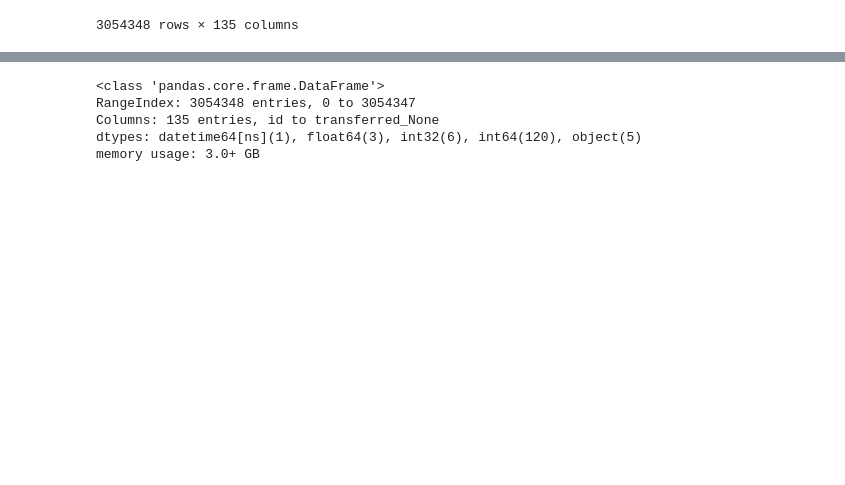
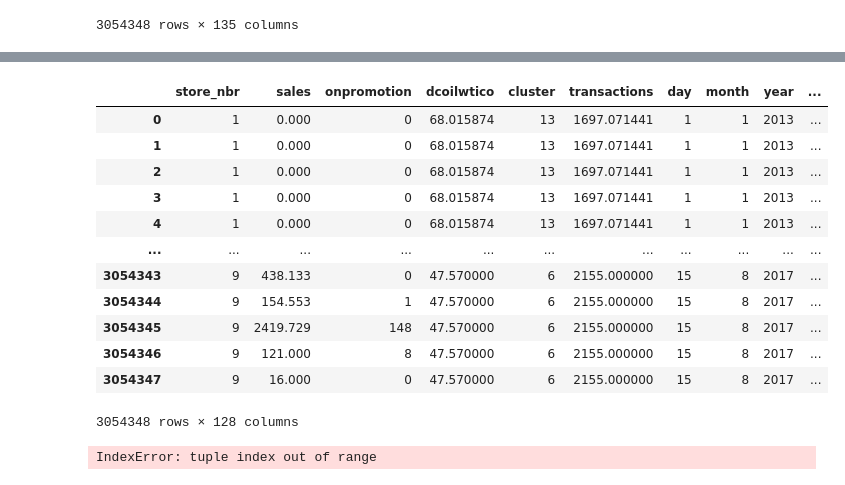
Before and after one commit to jgyfutub/Time-Series-Forecasting, a Jupyter notebook: notebook9350cd3277.ipynb, the cells around one changed output, grey strips where cells are left out. Cells and saved outputs as stored; diff of their text form; code cells hidden in the pictures; blank space fills up the shorter version.

```diff
--- a/notebook9350cd3277.ipynb
+++ b/notebook9350cd3277.ipynb
@@ -255,8 +275,19 @@ train
+# %%
+train=train.drop(columns=train.select_dtypes(include=['object']).columns)
+train=train.drop(columns=['id','date'])
 # %%
-train.info()
+train
 # %% [output]
+|  | store_nbr | sales | onpromotion | dcoilwtico | cluster | transactions | day | month | year | ... |
+| 0 | 1 | 0.000 | 0 | 68.015874 | 13 | 1697.071441 | 1 | 1 | 2013 | ... |
+| 1 | 1 | 0.000 | 0 | 68.015874 | 13 | 1697.071441 | 1 | 1 | 2013 | ... |
+| 2 | 1 | 0.000 | 0 | 68.015874 | 13 | 1697.071441 | 1 | 1 | 2013 | ... |
+| 3 | 1 | 0.000 | 0 | 68.015874 | 13 | 1697.071441 | 1 | 1 | 2013 | ... |
+| 4 | 1 | 0.000 | 0 | 68.015874 | 13 | 1697.071441 | 1 | 1 | 2013 | ... |
+| ... | ... | ... | ... | ... | ... | ... | ... | ... | ... | ... |
+| 3054343 | 9 | 438.133 | 0 | 47.570000 | 6 | 2155.000000 | 15 | 8 | 2017 | ... |
+| 3054344 | 9 | 154.553 | 1 | 47.570000 | 6 | 2155.000000 | 15 | 8 | 2017 | ... |
+| 3054345 | 9 | 2419.729 | 148 | 47.570000 | 6 | 2155.000000 | 15 | 8 | 2017 | ... |
+| 3054346 | 9 | 121.000 | 8 | 47.570000 | 6 | 2155.000000 | 15 | 8 | 2017 | ... |
+| 3054347 | 9 | 16.000 | 0 | 47.570000 | 6 | 2155.000000 | 15 | 8 | 2017 | ... |
-<class 'pandas.core.frame.DataFrame'>
-RangeIndex: 3054348 entries, 0 to 3054347
-Columns: 135 entries, id to transferred_None
-dtypes: datetime64[ns](1), float64(3), int32(6), int64(120), object(5)
-memory usage: 3.0+ GB
+3054348 rows × 128 columns
@@ -262,0 +307,22 @@ memory usage: 3.0+ GB
+# %%
+model = Sequential(
+    [
+        LSTM(
+            32,
+            return_sequences=True,
+            input_shape=(X_train.shape[1], X_train.shape[2]),
+        ),
+        LSTM(16),
+        Dense(1),  # Single output for regression
+    ]
+)
+
+
+lr_schedule = ExponentialDecay(
+    initial_learning_rate=0.001, decay_steps=100000, decay_rate=0.96, staircase=True
+)
+optimizer = tf.keras.optimizers.Adam(learning_rate=lr_schedule)
+
+model.compile(optimizer=optimizer, loss="mse", metrics=["mae"])
+# %% [output]
+IndexError: tuple index out of range
```
Also changed, not shown: parts of 5 cells of this notebook.
